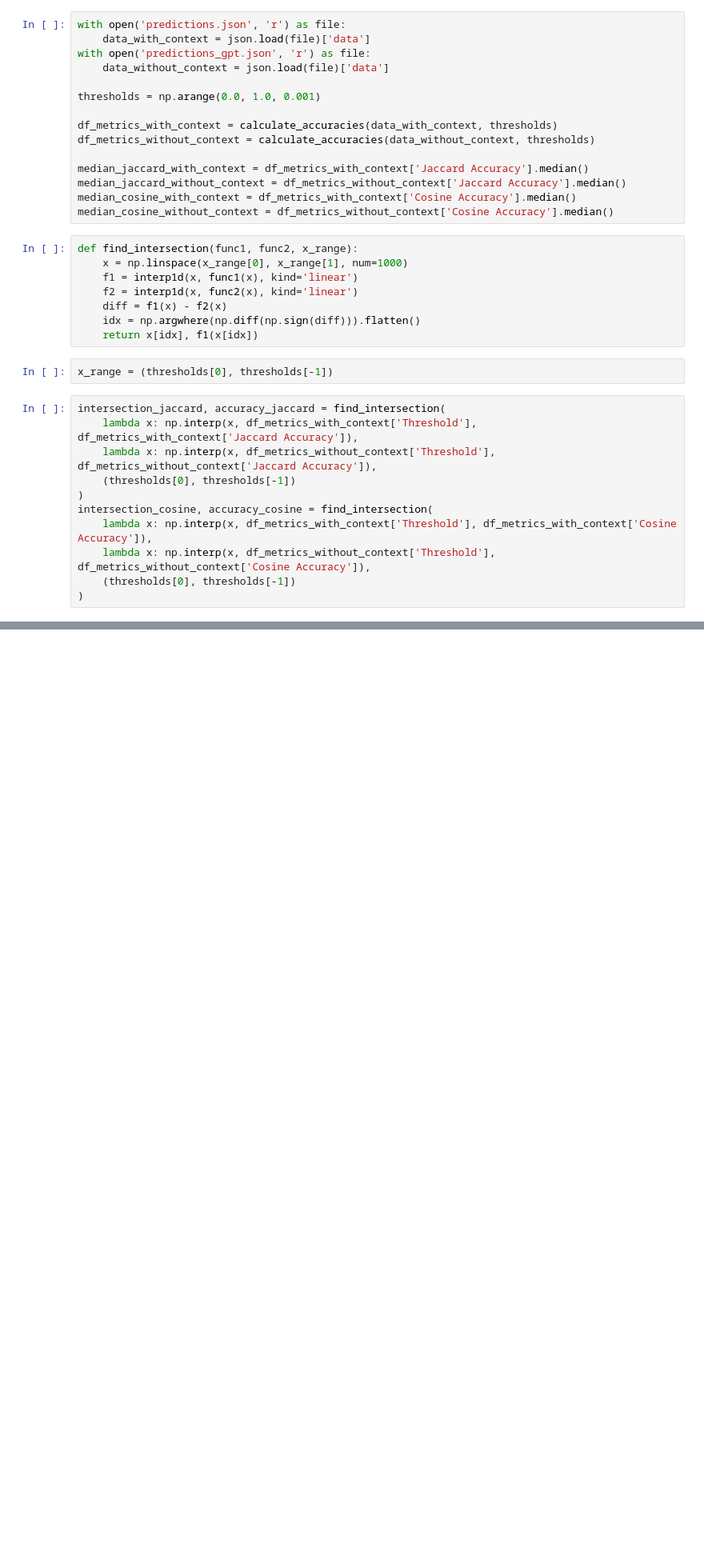
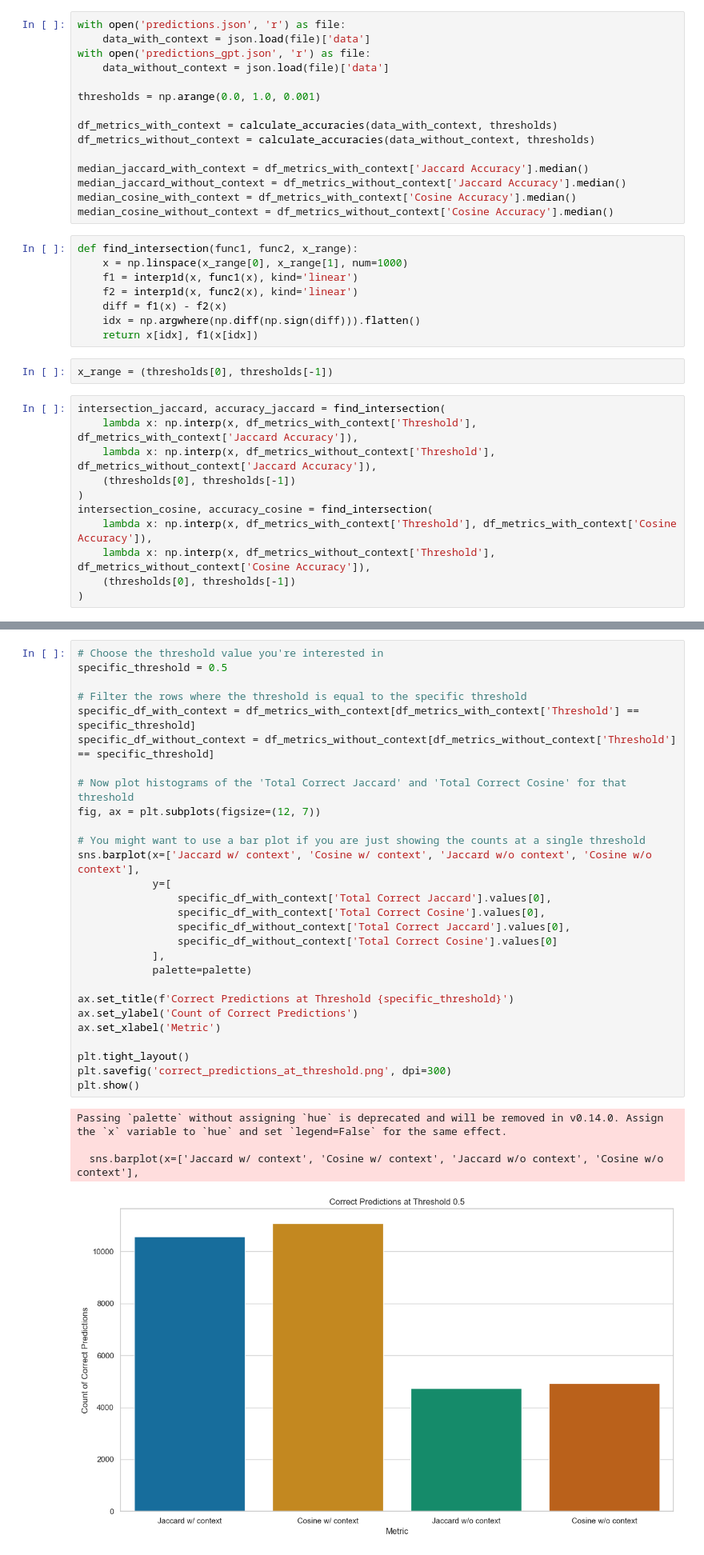
Before and after one commit to nneubacher/Bachelorarbeit, a Jupyter notebook: compare.ipynb, the cells around one changed output, grey strips where cells are left out. Shown: that part at 80% size. Drawn from its saved outputs; the diff is of its cells as text; blank space fills up the shorter version.

```diff
--- a/compare.ipynb
+++ b/compare.ipynb
@@ -94,0 +132,33 @@ plt.show()
+# %%
+# Choose the threshold value you're interested in
+specific_threshold = 0.5
+
+# Filter the rows where the threshold is equal to the specific threshold
+specific_df_with_context = df_metrics_with_context[df_metrics_with_context['Threshold'] == specific_threshold]
+specific_df_without_context = df_metrics_without_context[df_metrics_without_context['Threshold'] == specific_threshold]
+
+# Now plot histograms of the 'Total Correct Jaccard' and 'Total Correct Cosine' for that threshold
+fig, ax = plt.subplots(figsize=(12, 7))
+
+# You might want to use a bar plot if you are just showing the counts at a single threshold
+sns.barplot(x=['Jaccard w/ context', 'Cosine w/ context', 'Jaccard w/o context', 'Cosine w/o context'],
+            y=[
+                specific_df_with_context['Total Correct Jaccard'].values[0],
+                specific_df_with_context['Total Correct Cosine'].values[0],
+                specific_df_without_context['Total Correct Jaccard'].values[0],
+                specific_df_without_context['Total Correct Cosine'].values[0]
+            ],
+            palette=palette)
+
+ax.set_title(f'Correct Predictions at Threshold {specific_threshold}')
+ax.set_ylabel('Count of Correct Predictions')
+ax.set_xlabel('Metric')
+
+plt.tight_layout()
+plt.savefig('correct_predictions_at_threshold.png', dpi=300)
+plt.show()
+# %% [output]
+Passing `palette` without assigning `hue` is deprecated and will be removed in v0.14.0. Assign the `x` variable to `hue` and set `legend=False` for the same effect.
+
+  sns.barplot(x=['Jaccard w/ context', 'Cosine w/ context', 'Jaccard w/o context', 'Cosine w/o context'],
+[figure, added]
```
Also changed, not shown: parts of 2 cells of this notebook, 7 other files.
